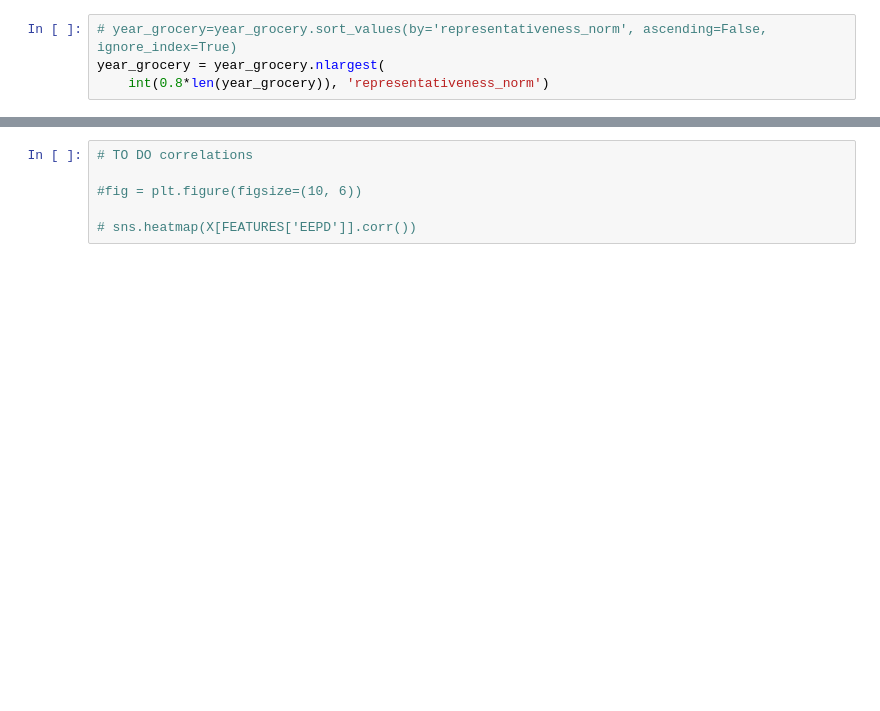
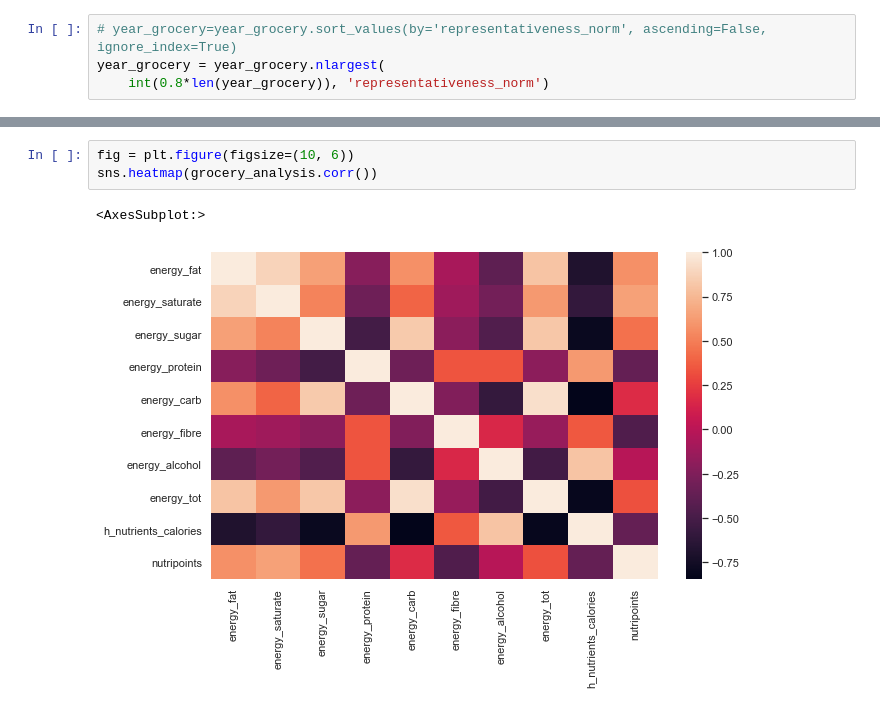
Before and after one commit to epfl-ada/ada-2020-project-milestone-p3-p3_caxaga, a Jupyter notebook: nutripoints.ipynb, the cells around one changed output, grey strips where cells are left out. Saved outputs shown, nothing was run; the diff lists cells and outputs as text; blank space fills up the shorter version.

```diff
--- a/nutripoints.ipynb
+++ b/nutripoints.ipynb
@@ -66,7 +149,7 @@ fig.suptitle('boxplot for each column', fontsize=18)
 # %%
-# TO DO correlations
-
-#fig = plt.figure(figsize=(10, 6))
-
-# sns.heatmap(X[FEATURES['EEPD']].corr())
+fig = plt.figure(figsize=(10, 6))
+sns.heatmap(grocery_analysis.corr())
+# %% [output]
+<AxesSubplot:>
+[figure, added]
 # %%
```
Also changed, not shown: parts of 41 cells of this notebook, 1 other file.
